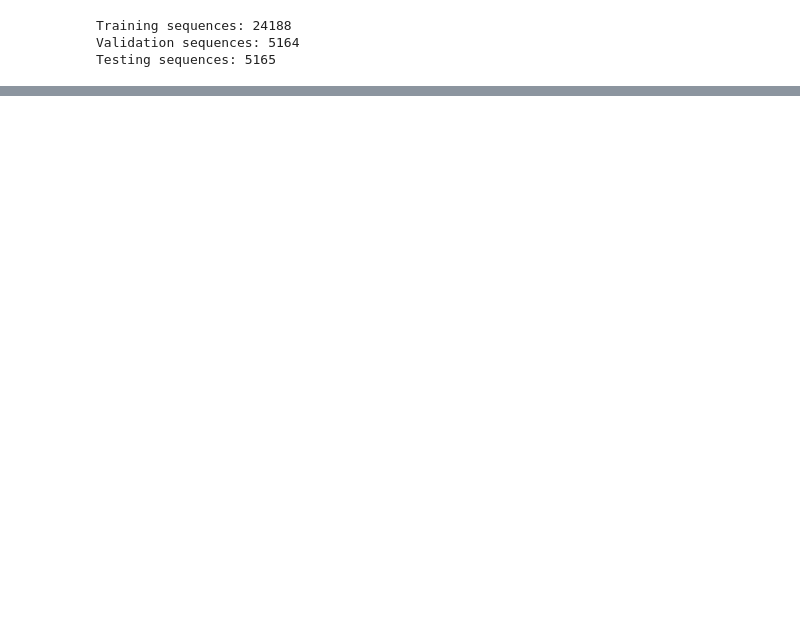
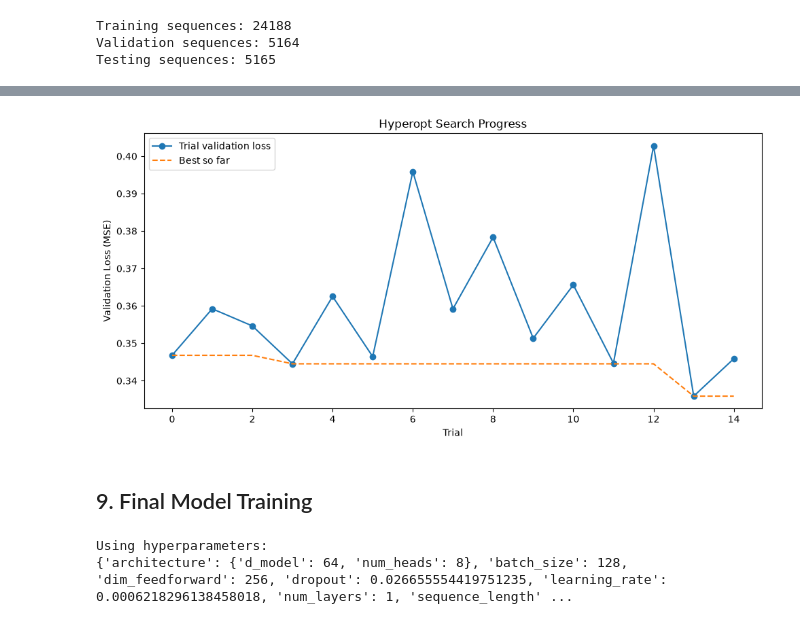
Before and after one commit to Ciaracam/612-Group-Project, a Jupyter notebook: notebooks/Transformer-Based Electricity Consumption Forecasting .ipynb, the cells around one changed output, grey strips where cells are left out. Drawn from its saved outputs; the diff is of its cells as text; code cells hidden in the pictures; blank space fills up the shorter version.

```diff
--- a/notebooks/Transformer-Based Electricity Consumption Forecasting .ipynb
+++ b/notebooks/Transformer-Based Electricity Consumption Forecasting .ipynb
@@ -712,0 +806,47 @@ Epoch 20/20 - Training Loss: 0.3052 - Validation Loss: 0.3618
+# %%
+# Plot Hyperopt search progress (per-trial loss and best-so-far)
+
+plt.figure(figsize=(10, 5))
+
+plt.plot(
+    trial_results_df["trial"],
+    trial_results_df["validation_loss"],
+    marker="o",
+    label="Trial validation loss"
+)
+
+plt.plot(
+    trial_results_df["trial"],
+    trial_results_df["validation_loss"].cummin(),
+    linestyle="--",
+    label="Best so far"
+)
+
+plt.title("Hyperopt Search Progress")
+plt.xlabel("Trial")
+plt.ylabel("Validation Loss (MSE)")
+plt.legend()
+plt.tight_layout()
+plt.savefig("../figures/hyperopt_trials.png")
+plt.show()
+# %% [output]
+[figure, added]
+# %% [markdown]
+## 9. Final Model Training
+# %%
+# Unpack the best hyperparameters found by Hyperopt
+
+d_model = best_params["architecture"]["d_model"]
+num_heads = best_params["architecture"]["num_heads"]
+num_layers = best_params["num_layers"]
+dim_feedforward = best_params["dim_feedforward"]
+dropout = best_params["dropout"]
+learning_rate = best_params["learning_rate"]
+sequence_length = best_params["sequence_length"]
+batch_size = best_params["batch_size"]
+
+print("Using hyperparameters:")
+print(best_params)
+# %% [output]
+Using hyperparameters:
+{'architecture': {'d_model': 64, 'num_heads': 8}, 'batch_size': 128, 'dim_feedforward': 256, 'dropout': 0.026655554419751235, 'learning_rate': 0.0006218296138458018, 'num_layers': 1, 'sequence_length' ...
```
Also changed, not shown: parts of 41 cells of this notebook, 10 other files.
